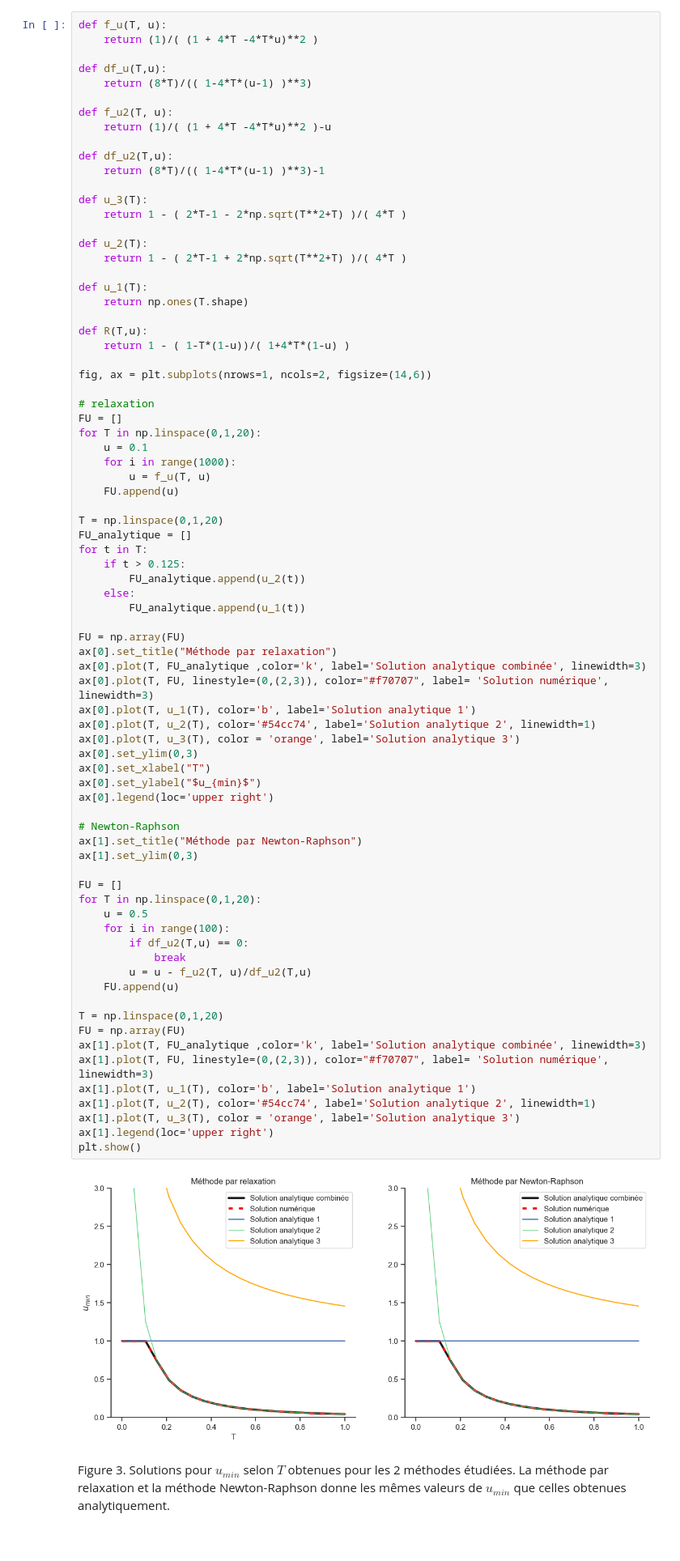
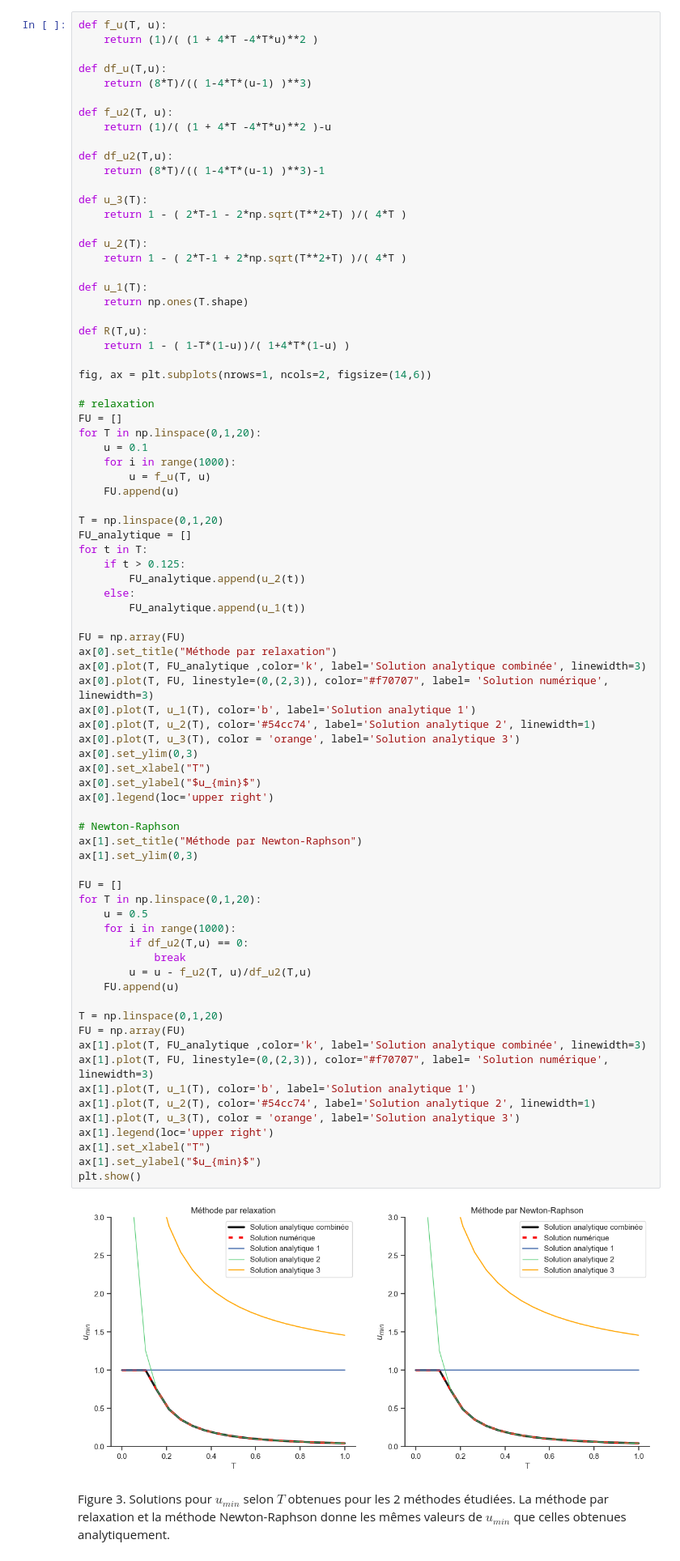
Before and after one commit to BETRU21/PhysNum, a Jupyter notebook: TP2/TP2_PhilippeTruchon_SamuelFortin_BenjaminTrudel.ipynb, the cells around one changed output. Shown at 81% size. Saved outputs shown, nothing was run; the diff lists cells and outputs as text.

```diff
--- a/TP2/TP2_PhilippeTruchon_SamuelFortin_BenjaminTrudel.ipynb
+++ b/TP2/TP2_PhilippeTruchon_SamuelFortin_BenjaminTrudel.ipynb
@@ -541,35 +541,37 @@ ax[0].plot(T, FU, linestyle=(0,(2,3)), color="#f70707", label= 'Solution numéri
 ax[0].plot(T, u_1(T), color='b', label='Solution analytique 1')
 ax[0].plot(T, u_2(T), color='#54cc74', label='Solution analytique 2', linewidth=1)
 ax[0].plot(T, u_3(T), color = 'orange', label='Solution analytique 3')
 ax[0].set_ylim(0,3)
 ax[0].set_xlabel("T")
 ax[0].set_ylabel("$u_{min}$")
 ax[0].legend(loc='upper right')
 
 # Newton-Raphson
 ax[1].set_title("Méthode par Newton-Raphson")
 ax[1].set_ylim(0,3)
 
 FU = []
 for T in np.linspace(0,1,20):
     u = 0.5
-    for i in range(100):
+    for i in range(1000):
         if df_u2(T,u) == 0:
             break
         u = u - f_u2(T, u)/df_u2(T,u)
     FU.append(u)
 
 T = np.linspace(0,1,20)
 FU = np.array(FU)
 ax[1].plot(T, FU_analytique ,color='k', label='Solution analytique combinée', linewidth=3)
 ax[1].plot(T, FU, linestyle=(0,(2,3)), color="#f70707", label= 'Solution numérique', linewidth=3)
 ax[1].plot(T, u_1(T), color='b', label='Solution analytique 1')
 ax[1].plot(T, u_2(T), color='#54cc74', label='Solution analytique 2', linewidth=1)
 ax[1].plot(T, u_3(T), color = 'orange', label='Solution analytique 3')
 ax[1].legend(loc='upper right')
+ax[1].set_xlabel("T")
+ax[1].set_ylabel("$u_{min}$")
 plt.show()
 # %% [output]
-[figure, old version]
+[figure, new version]
 # %% [markdown]
 Figure 3. Solutions pour $u_{min}$  selon $T$ obtenues pour les 2 méthodes étudiées. La méthode par relaxation et la méthode Newton-Raphson donne les mêmes valeurs de $u_{min}$ que celles obtenues analytiquement.
 # %% [markdown]
```
Also changed, not shown: parts of 6 cells of this notebook, 1 other file.
